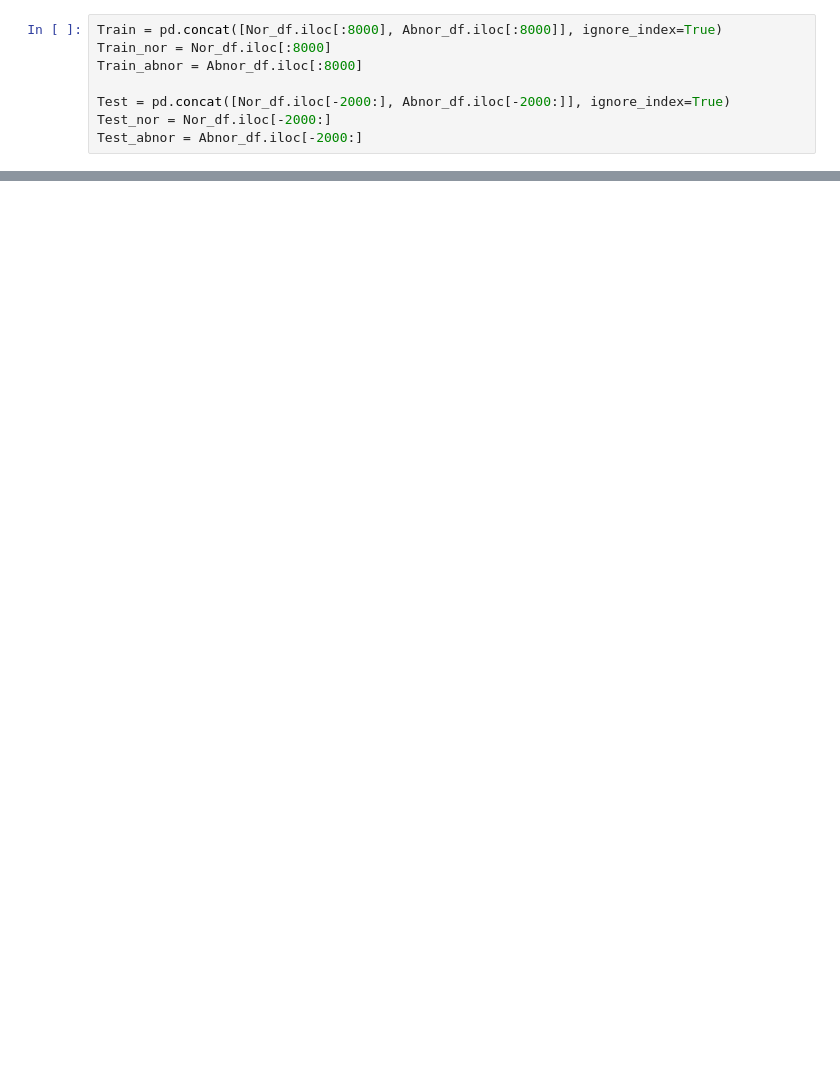
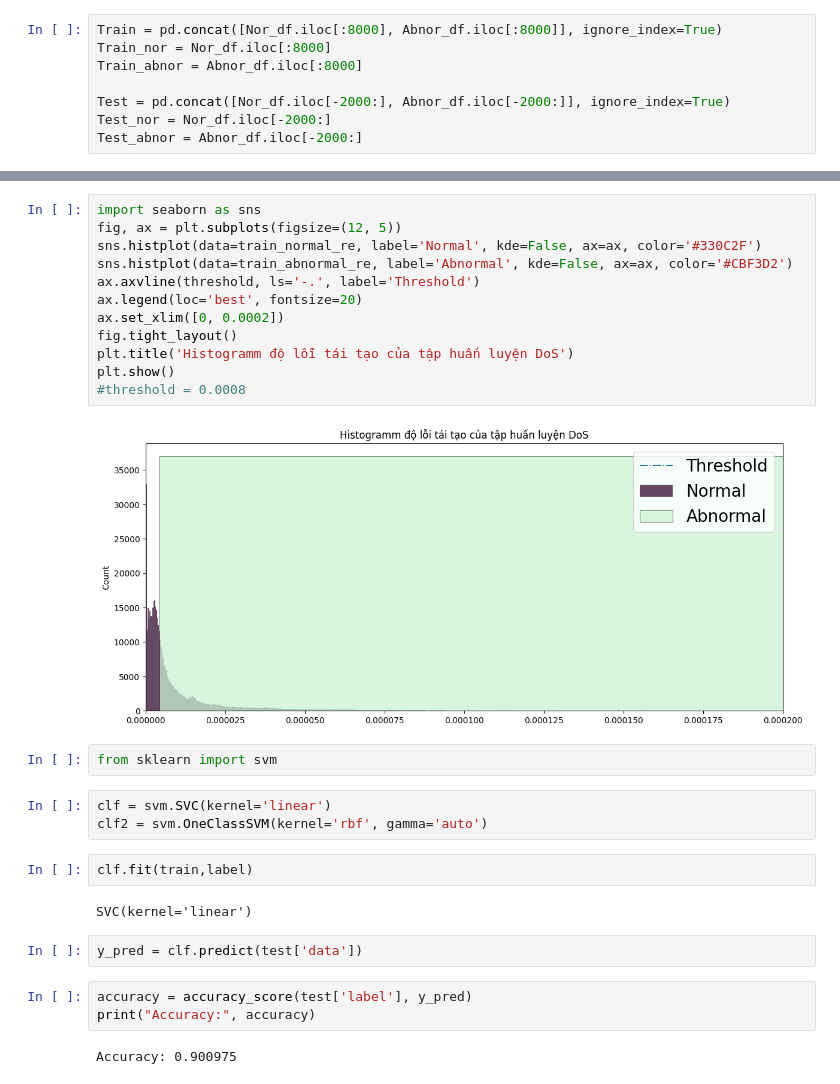
Before and after one commit to DoHaiSon/DAE-MLP, a Jupyter notebook: AE.ipynb, the cells around one changed output, grey strips where cells are left out. Saved outputs shown, nothing was run; the diff lists cells and outputs as text; blank space fills up the shorter version.

```diff
--- a/AE.ipynb
+++ b/AE.ipynb
@@ -244,0 +532,30 @@ plt.show()
+# %%
+import seaborn as sns
+fig, ax = plt.subplots(figsize=(12, 5))
+sns.histplot(data=train_normal_re, label='Normal', kde=False, ax=ax, color='#330C2F')
+sns.histplot(data=train_abnormal_re, label='Abnormal', kde=False, ax=ax, color='#CBF3D2')
+ax.axvline(threshold, ls='-.', label='Threshold')
+ax.legend(loc='best', fontsize=20)
+ax.set_xlim([0, 0.0002])
+fig.tight_layout()
+plt.title('Histogramm độ lỗi tái tạo của tập huấn luyện DoS')
+plt.show()
+#threshold = 0.0008
+# %% [output]
+[figure, added]
+# %%
+from sklearn import svm
+# %%
+clf = svm.SVC(kernel='linear')
+clf2 = svm.OneClassSVM(kernel='rbf', gamma='auto')
+# %%
+clf.fit(train,label)
+# %% [output]
+SVC(kernel='linear')
+# %%
+y_pred = clf.predict(test['data'])
+# %%
+accuracy = accuracy_score(test['label'], y_pred)
+print("Accuracy:", accuracy)
+# %% [output]
+Accuracy: 0.900975
```
Also changed, not shown: parts of 71 cells of this notebook, 20 other files.
